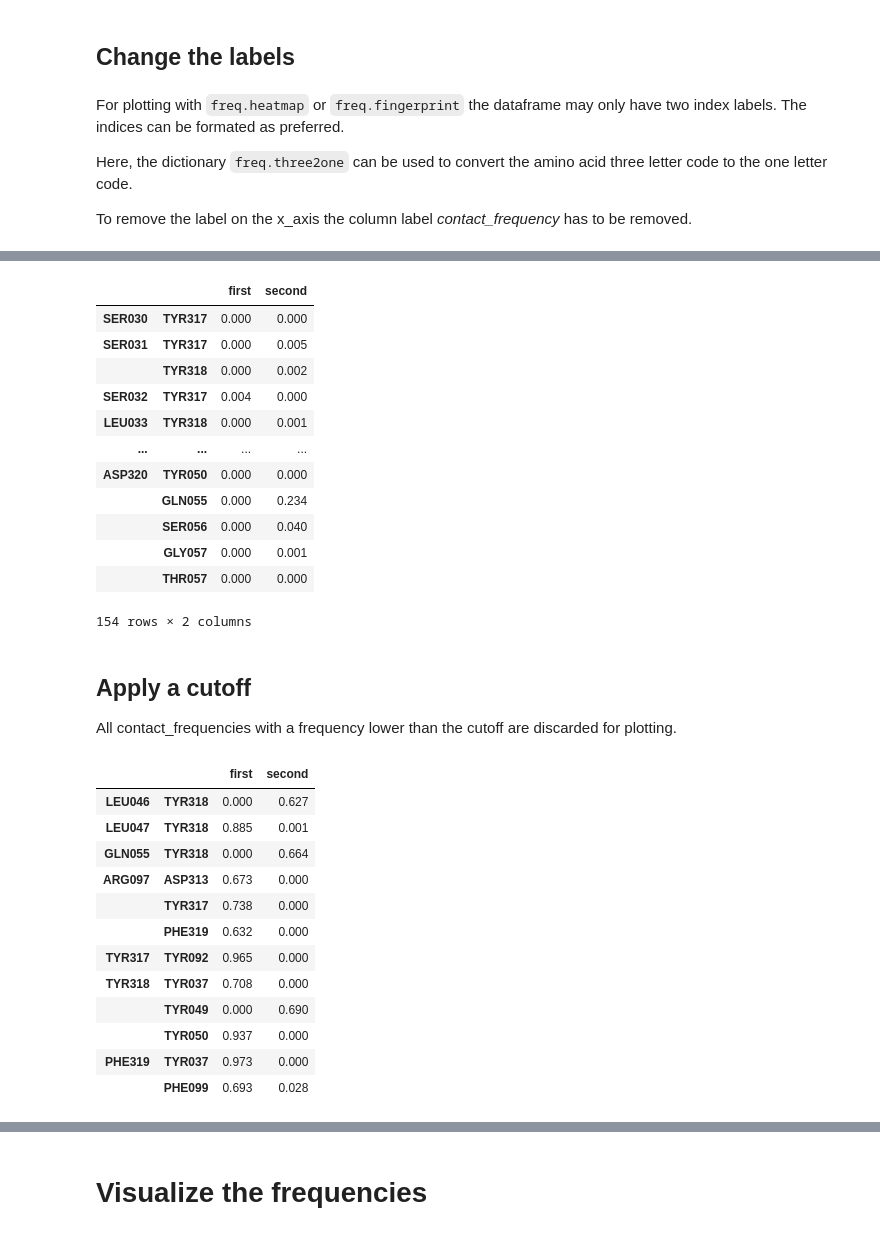
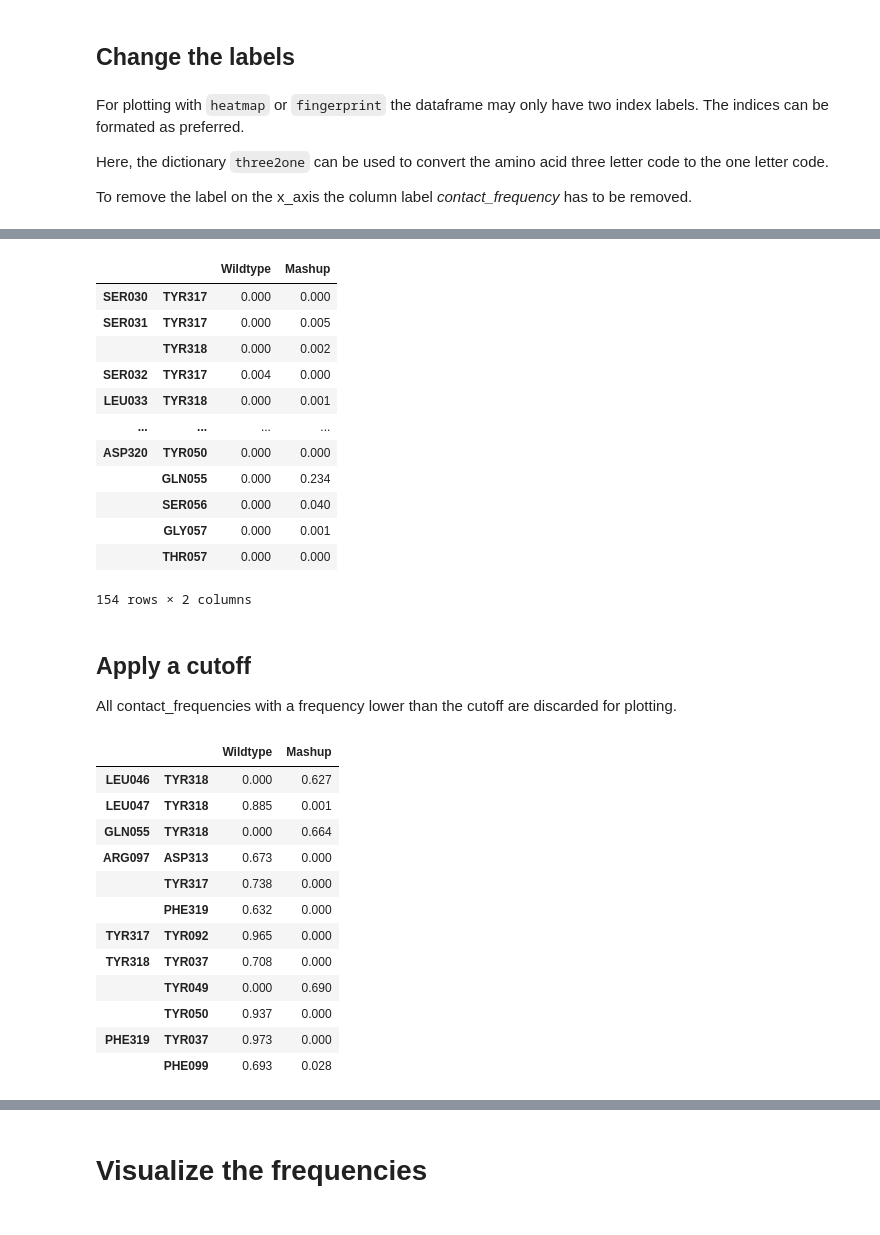
Before and after one commit to liedllab/GetContacts_analysis, a Jupyter notebook: Frequency-Tutorial.ipynb, the cells around one changed output, grey strips where cells are left out. Saved outputs shown, nothing was run; the diff lists cells and outputs as text; code cells hidden in the pictures.

Commit message:
Add two frequency files for the tutorial
Two frequency files have been added to the folder and the dependancies
of the tutorial on files outside this folder has been changed.

```diff
--- a/Frequency-Tutorial.ipynb
+++ b/Frequency-Tutorial.ipynb
@@ -19,7 +16,7 @@ More information can be found on their github page:
 For the calculation only the interaction type was specified but no selection. The selection will be chosen later on in this script.
 # %%
 all_freq_ab1 = freq.Frequency.from_tsv(
-    filename = '/home/jak/Documents/ba_project/covd21-c8/contacts/wt/freq.tsv',
+    filename = './wt_freq.tsv',
     interaction = 'vdw',
     name = 'Wildtype'
 )
@@ -77,7 +74,7 @@ some_freq_ab1.df.head()
 Everything we have done so far can be repeated for a second datafile.
 # %%
 all_freq_ab2 = freq.Frequency.from_tsv(
-    filename = '/home/jak/Documents/ba_project/covd21-c8/contacts/mu/freq.tsv',
+    filename = './mt_freq.tsv',
     interaction = 'vdw',
     name = 'Mashup'
 )
@@ -104,7 +101,7 @@ Here, all columns except the _contact_frequency_ are set as index and then merge
 df_concat = pd.concat(
     [some_freq_ab1.df.set_index(keys=['res 1', 'number 1', 'res 2', 'number 2']),
     some_freq_ab2.df.set_index(keys=['res 1', 'number 1', 'res 2', 'number 2'])],
-    keys = ['first', 'second']
+    keys = [some_freq_ab1.name, some_freq_ab2.name]
 )
 df_concat
 # %% [output]
@@ -174,10 +171,10 @@ merged_df
 # %% [markdown]
 ## Change the labels
 # %% [markdown]
-For plotting with `freq.heatmap` or `freq.fingerprint` the dataframe may only have two index labels.
+For plotting with `heatmap` or `fingerprint` the dataframe may only have two index labels.
 The indices can be formated as preferred.
 
-Here, the dictionary `freq.three2one` can be used to convert the amino acid three letter code to the one letter code.
+Here, the dictionary `three2one` can be used to convert the amino acid three letter code to the one letter code.
 
 To remove the label on the x_axis the column label _contact_frequency_ has to be removed.
 # %%
@@ -213,7 +210,7 @@ merged_df.columns = [name for _, name in merged_df.columns]
 
 merged_df
 # %% [output]
-|  |  | first | second |
+|  |  | Wildtype | Mashup |
 | SER030 | TYR317 | 0.000 | 0.000 |
 | SER031 | TYR317 | 0.000 | 0.005 |
 |  | TYR318 | 0.000 | 0.002 |
@@ -231,12 +228,12 @@ merged_df
 
 All contact_frequencies with a frequency lower than the cutoff are discarded for plotting.
 # %%
-cutoff = 0.6
+CUTOFF = 0.6
 # %%
 #absolute cutoff
-merged_df[(merged_df > cutoff).any(axis=1)]
+merged_df[(merged_df > CUTOFF).any(axis=1)]
 # %% [output]
-|  |  | first | second |
+|  |  | Wildtype | Mashup |
 | LEU046 | TYR318 | 0.000 | 0.627 |
 | LEU047 | TYR318 | 0.885 | 0.001 |
 | GLN055 | TYR318 | 0.000 | 0.664 |
```
Also changed, not shown: parts of 12 cells of this notebook, 3 other files.
